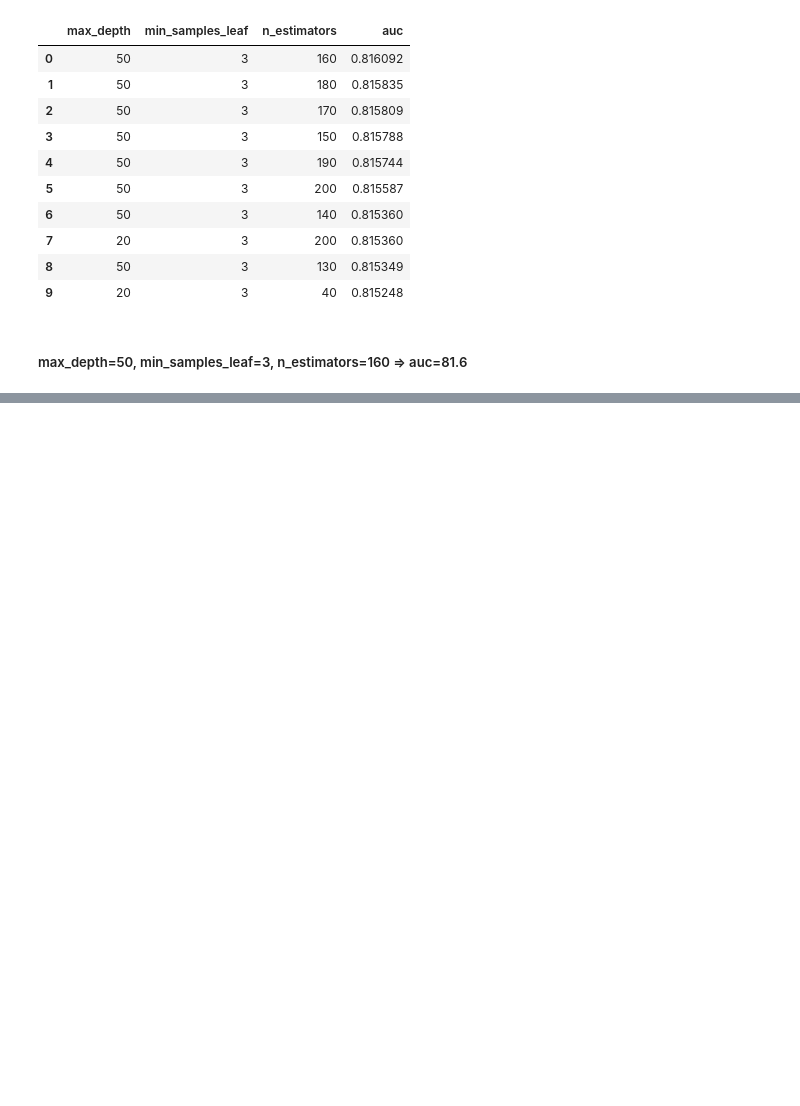
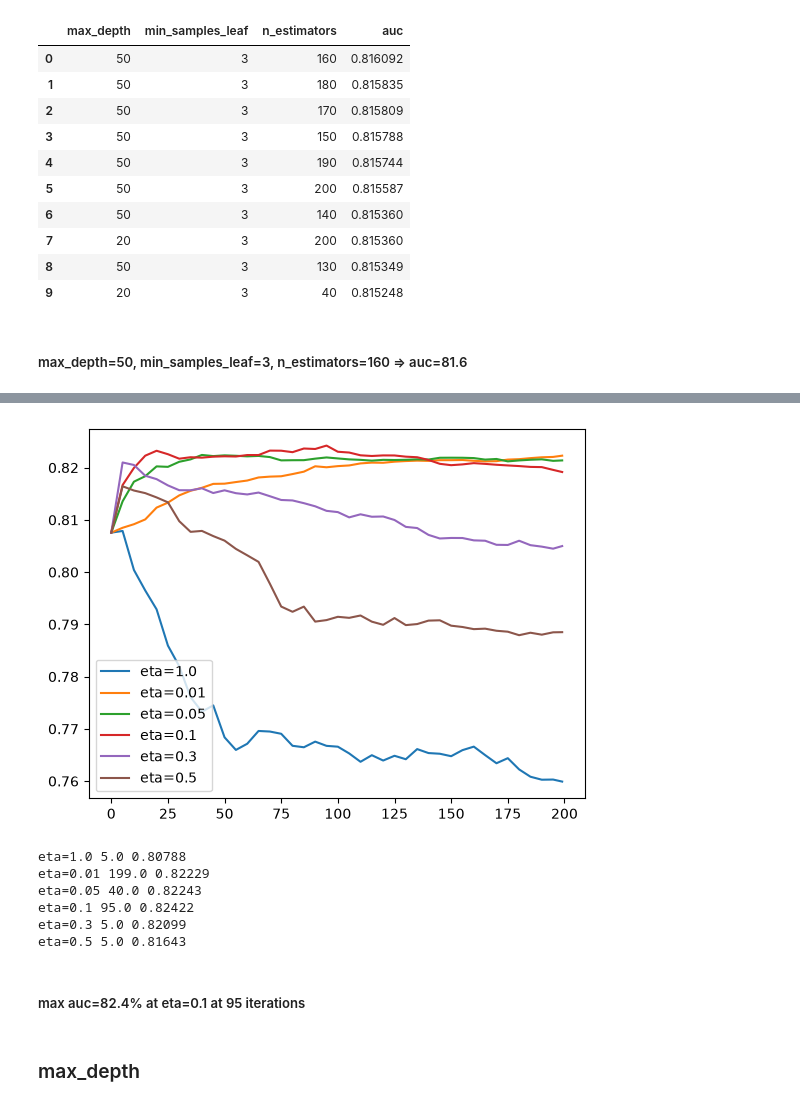
Before and after one commit to cpt-ree/seeking-job-change-prediction, a Jupyter notebook: notebooks/modelling.ipynb, the cells around one changed output, grey strips where cells are left out. Saved outputs shown, nothing was run; the diff lists cells and outputs as text; code cells hidden in the pictures; blank space fills up the shorter version.

```diff
--- a/notebooks/modelling.ipynb
+++ b/notebooks/modelling.ipynb
@@ -248,0 +319,4 @@ df_scores.sort_values('auc', ascending=False).head(10).reset_index(drop=True)
+# %%
+key = 'eta=%s' % (xgb_params['eta'])
+scores[key] = parse_xgb_output(output)
+scores
@@ -248,0 +341,23 @@ df_scores.sort_values('auc', ascending=False).head(10).reset_index(drop=True)
+# %%
+for key, df_score in scores.items():
+    plt.plot(df_score.num_iter,df_score.val_auc,label=key)
+
+plt.legend()
+plt.show()
+# %% [output]
+[figure, added]
+# %%
+for eta, df_score in scores.items():
+    best = df_score.loc[df_score.val_auc.idxmax()]
+    print(eta, best.num_iter, best.val_auc)
+# %% [output]
+eta=1.0 5.0 0.80788
+eta=0.01 199.0 0.82229
+eta=0.05 40.0 0.82243
+eta=0.1 95.0 0.82422
+eta=0.3 5.0 0.82099
+eta=0.5 5.0 0.81643
+# %% [markdown]
+##### max auc=82.4% at eta=0.1 at 95 iterations
+# %% [markdown]
+### max_depth
```
Also changed, not shown: parts of 61 cells of this notebook, 2 other files.
